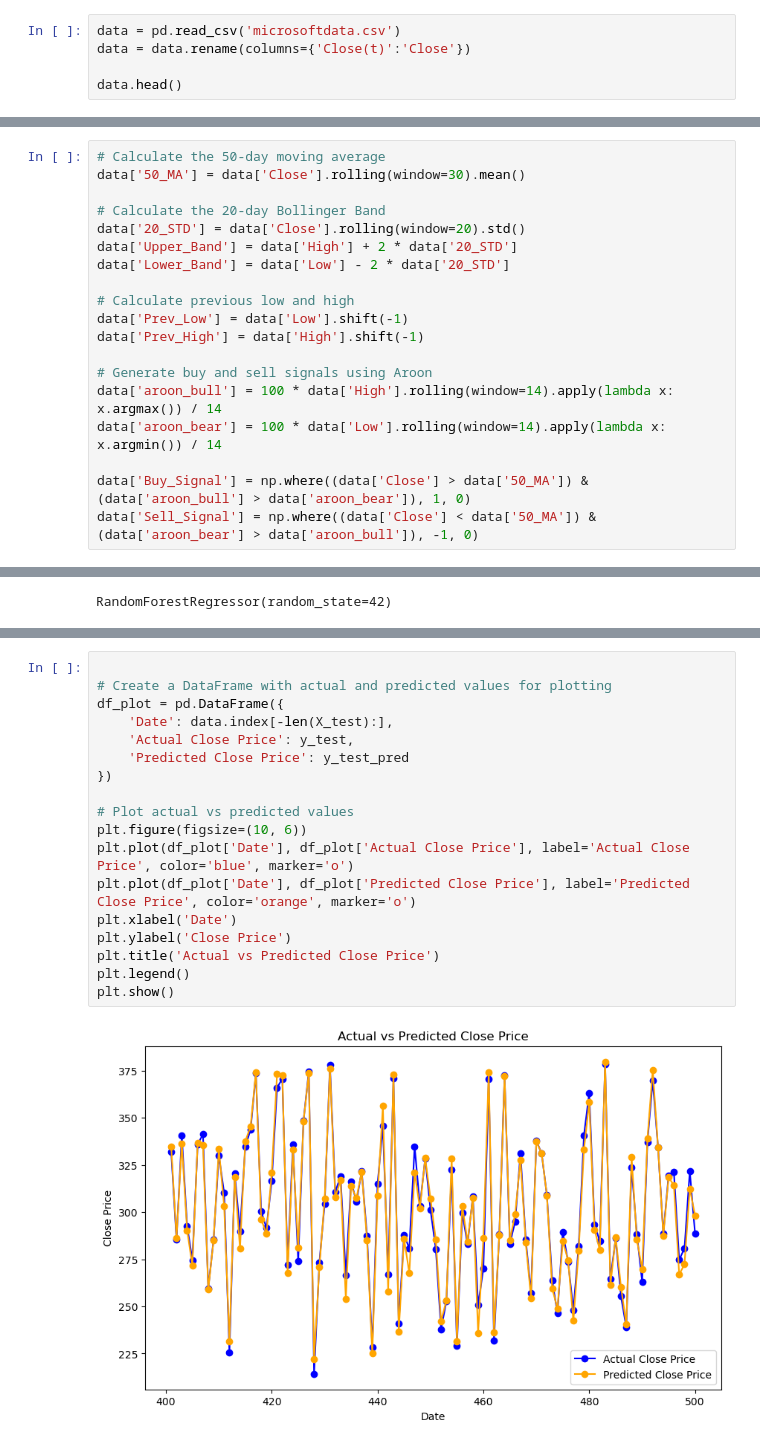
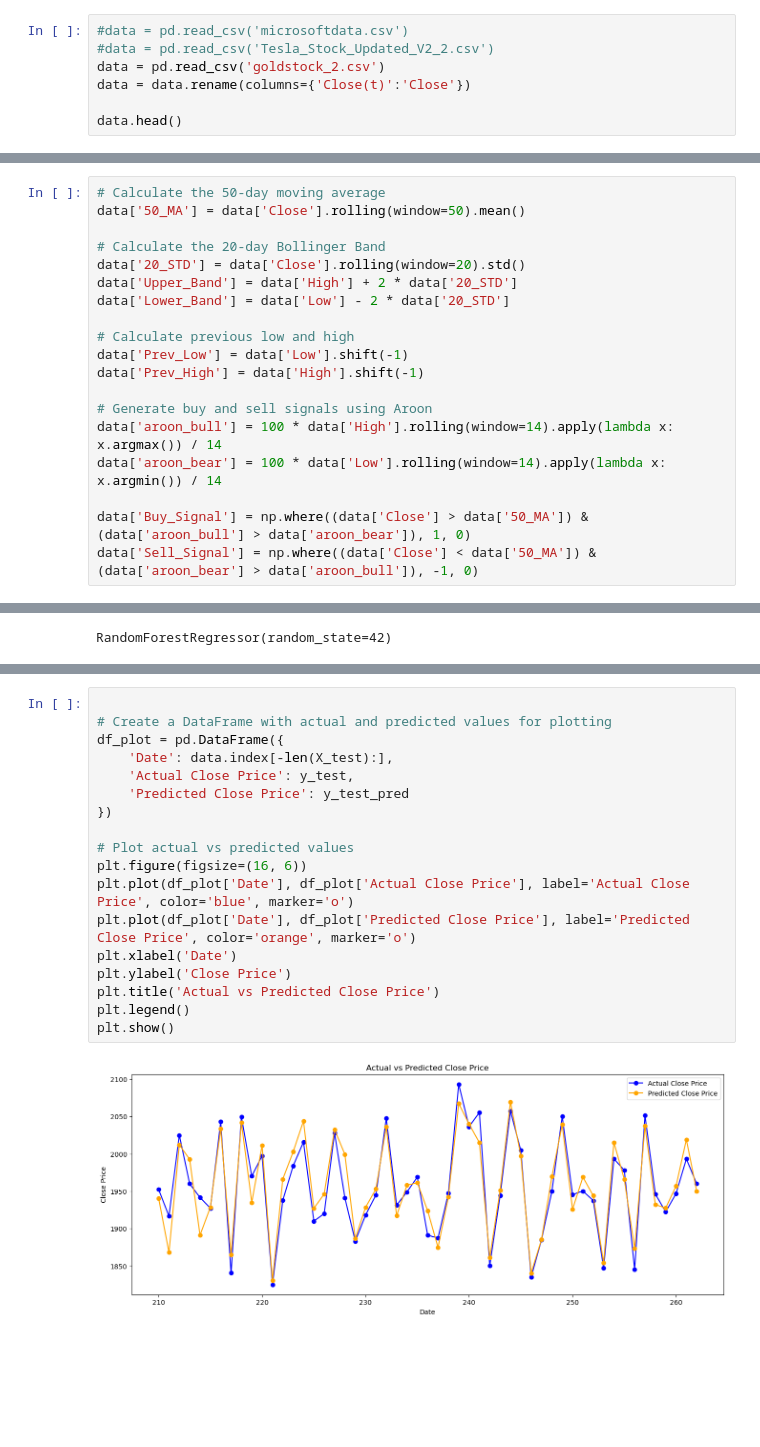
Before and after one commit to dioconnoi/IGP_Project_Stock-PRediction-Using-Machine-Learning-NonMachinelearning-Methods, a Jupyter notebook: IGP_Random_Forest_Regressor.ipynb, the cells around one changed output, grey strips where cells are left out. Drawn from its saved outputs; the diff is of its cells as text; blank space fills up the shorter version.

```diff
--- a/IGP_Random_Forest_Regressor.ipynb
+++ b/IGP_Random_Forest_Regressor.ipynb
@@ -8,7 +8,9 @@ from sklearn.model_selection import train_test_split
 from sklearn.ensemble import RandomForestRegressor
 from sklearn.preprocessing import StandardScaler
 # %%
-data = pd.read_csv('microsoftdata.csv')
+#data = pd.read_csv('microsoftdata.csv')
+#data = pd.read_csv('Tesla_Stock_Updated_V2_2.csv')
+data = pd.read_csv('goldstock_2.csv')
 data = data.rename(columns={'Close(t)':'Close'})
 
 data.head()
@@ -31,6 +37,6 @@ data.tail(5)
 # %%
 # Calculate the 50-day moving average
-data['50_MA'] = data['Close'].rolling(window=30).mean()
+data['50_MA'] = data['Close'].rolling(window=50).mean()
 
 # Calculate the 20-day Bollinger Band
 data['20_STD'] = data['Close'].rolling(window=20).std()
@@ -151,20 +191,20 @@ plt.show()
 # %%
 
 # Create a DataFrame with actual and predicted values for plotting
 df_plot = pd.DataFrame({
     'Date': data.index[-len(X_test):],
     'Actual Close Price': y_test,
     'Predicted Close Price': y_test_pred
 })
 
 # Plot actual vs predicted values
-plt.figure(figsize=(10, 6))
+plt.figure(figsize=(16, 6))
 plt.plot(df_plot['Date'], df_plot['Actual Close Price'], label='Actual Close Price', color='blue', marker='o')
 plt.plot(df_plot['Date'], df_plot['Predicted Close Price'], label='Predicted Close Price', color='orange', marker='o')
 plt.xlabel('Date')
 plt.ylabel('Close Price')
 plt.title('Actual vs Predicted Close Price')
 plt.legend()
 plt.show()
 # %% [output]
-[figure, old version]
+[figure, new version]
```
Also changed, not shown: parts of 8 cells of this notebook, 1 other file.
